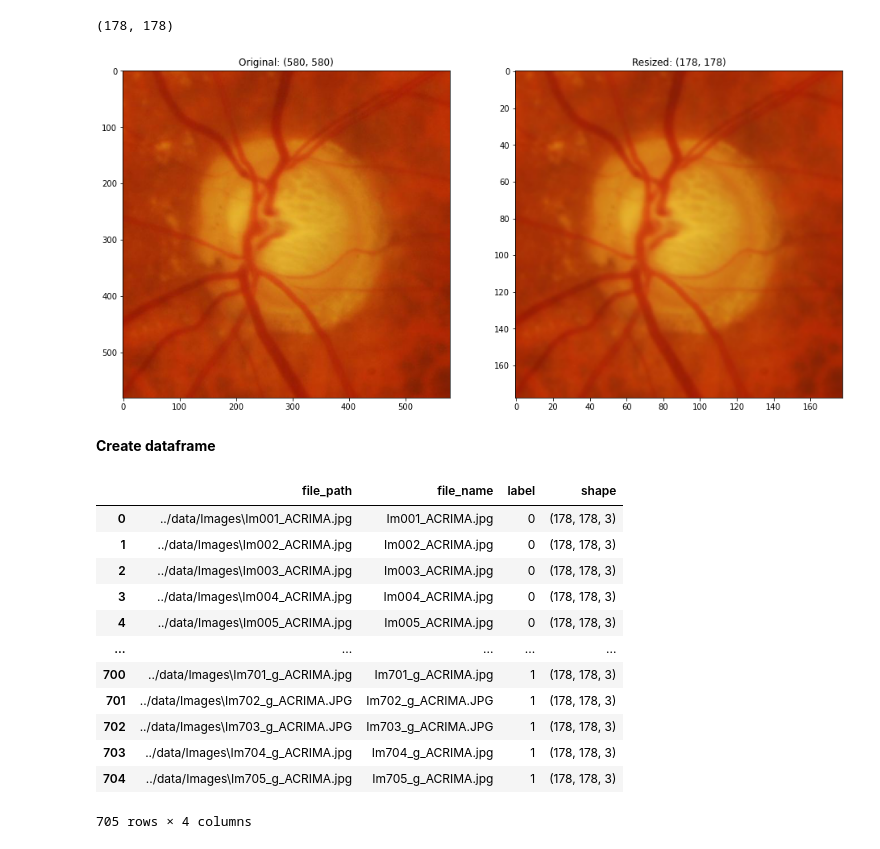
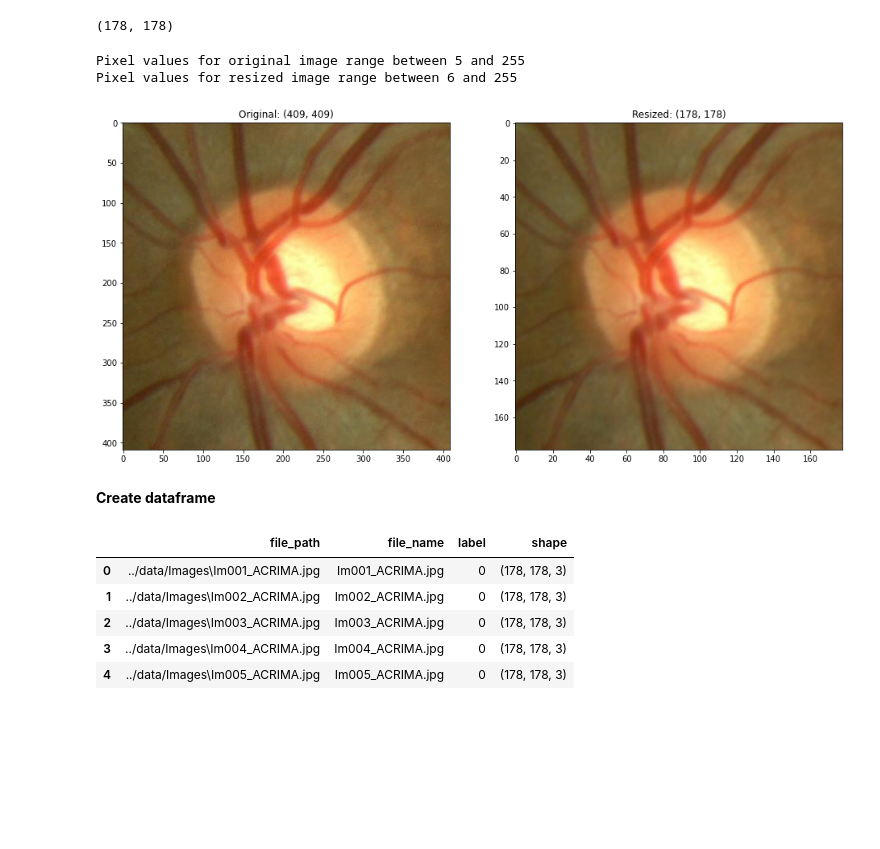
Before and after one commit to gigi-codes/wwc_hackathon_22, a Jupyter notebook: code/01_import_save_data.ipynb, the cells around one changed output. Saved outputs shown, nothing was run; the diff lists cells and outputs as text; code cells hidden in the pictures; blank space fills up the shorter version.

```diff
--- a/code/01_import_save_data.ipynb
+++ b/code/01_import_save_data.ipynb
@@ -61,0 +70,10 @@ for i, f in enumerate(healthy_images):
+# %%
+glaucoma_images = files[files['label']==1]['file_path'].sample(75)
+healthy_images = files[files['label']==0]['file_path'].sample(75)
+pixels_g = []
+pixels_h = []
+for i, f in enumerate(glaucoma_images):
+    pixels_g = np.concatenate((pixels_g, np.asarray(Image.open(f).resize((178,178))).ravel()))
+
+for i, f in enumerate(healthy_images):
+    pixels_h = np.concatenate((pixels_h, np.asarray(Image.open(f).resize((178,178))).ravel()))
@@ -128,15 +175,19 @@ min_size
 # double check to make sure that the resized image is not visibly reduced in quality
 f = files['file_path'].sample(1).values[0]
 im = Image.open(f)
+print(f"Pixel values for original image range between {np.asarray(im).min()} and {np.asarray(im).max()}")
 fig, ax = plt.subplots(1, 2, figsize=(16, 8))
 ax[0].imshow(im)
 ax[0].set_title(f'Original: {im.size}')
 
 im = im.resize((178, 178))
+print(f"Pixel values for resized image range between {np.asarray(im).min()} and {np.asarray(im).max()}")
 ax[1].imshow(im)
 ax[1].set_title(f'Resized: {im.size}');
 # %% [output]
+Pixel values for original image range between 5 and 255
+Pixel values for resized image range between 6 and 255
-[figure, old version]
+[figure, new version]
 # %% [markdown]
 **Create dataframe**
 # %%
@@ -150,18 +201,11 @@ for f in data_df['file_path']:
     image.append(im)         # append to list
 # %%
 data_df['shape'] = shape
-data_df
+data_df.head()
 # %% [output]
 |  | file_path | file_name | label | shape |
 | 0 | ../data/Images\Im001_ACRIMA.jpg | Im001_ACRIMA.jpg | 0 | (178, 178, 3) |
 | 1 | ../data/Images\Im002_ACRIMA.jpg | Im002_ACRIMA.jpg | 0 | (178, 178, 3) |
 | 2 | ../data/Images\Im003_ACRIMA.jpg | Im003_ACRIMA.jpg | 0 | (178, 178, 3) |
 | 3 | ../data/Images\Im004_ACRIMA.jpg | Im004_ACRIMA.jpg | 0 | (178, 178, 3) |
 | 4 | ../data/Images\Im005_ACRIMA.jpg | Im005_ACRIMA.jpg | 0 | (178, 178, 3) |
-| ... | ... | ... | ... | ... |
-| 700 | ../data/Images\Im701_g_ACRIMA.jpg | Im701_g_ACRIMA.jpg | 1 | (178, 178, 3) |
-| 701 | ../data/Images\Im702_g_ACRIMA.JPG | Im702_g_ACRIMA.JPG | 1 | (178, 178, 3) |
-| 702 | ../data/Images\Im703_g_ACRIMA.JPG | Im703_g_ACRIMA.JPG | 1 | (178, 178, 3) |
-| 703 | ../data/Images\Im704_g_ACRIMA.jpg | Im704_g_ACRIMA.jpg | 1 | (178, 178, 3) |
-| 704 | ../data/Images\Im705_g_ACRIMA.jpg | Im705_g_ACRIMA.jpg | 1 | (178, 178, 3) |
-705 rows × 4 columns
```
Also changed, not shown: parts of 14 cells of this notebook, 9 other files.
